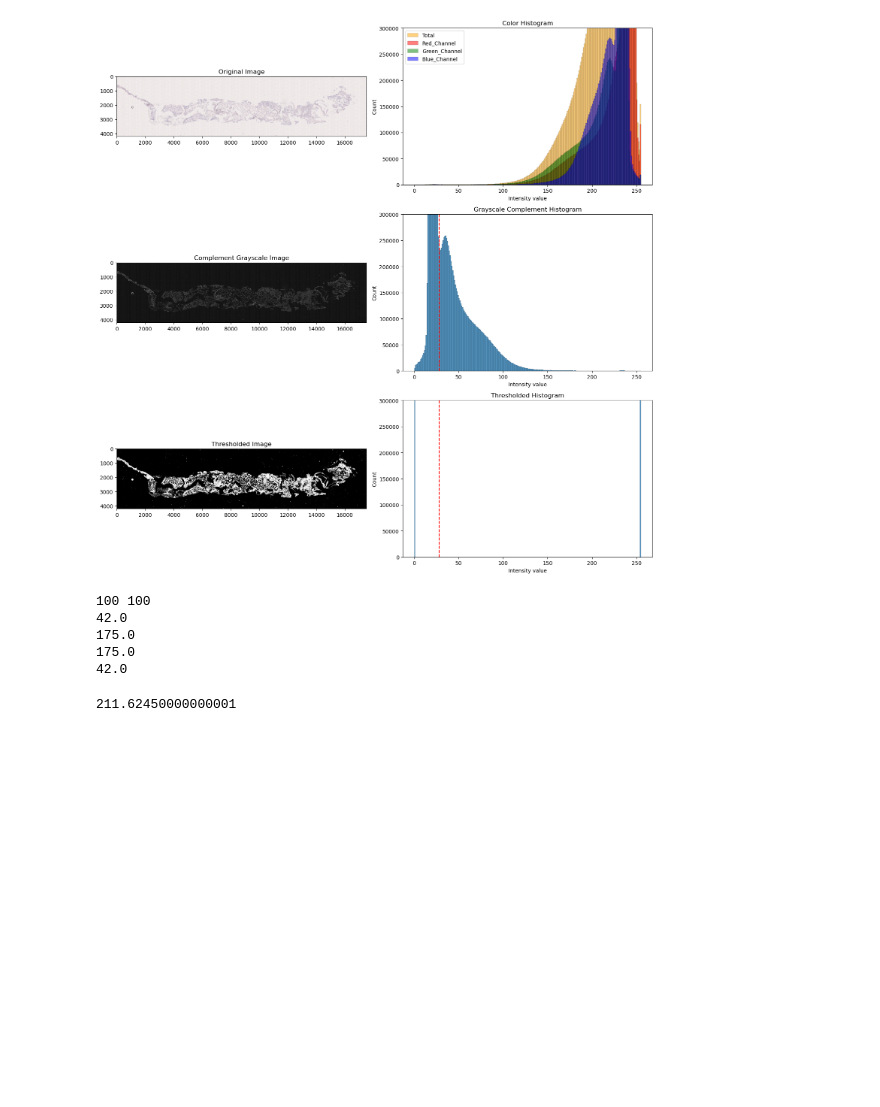
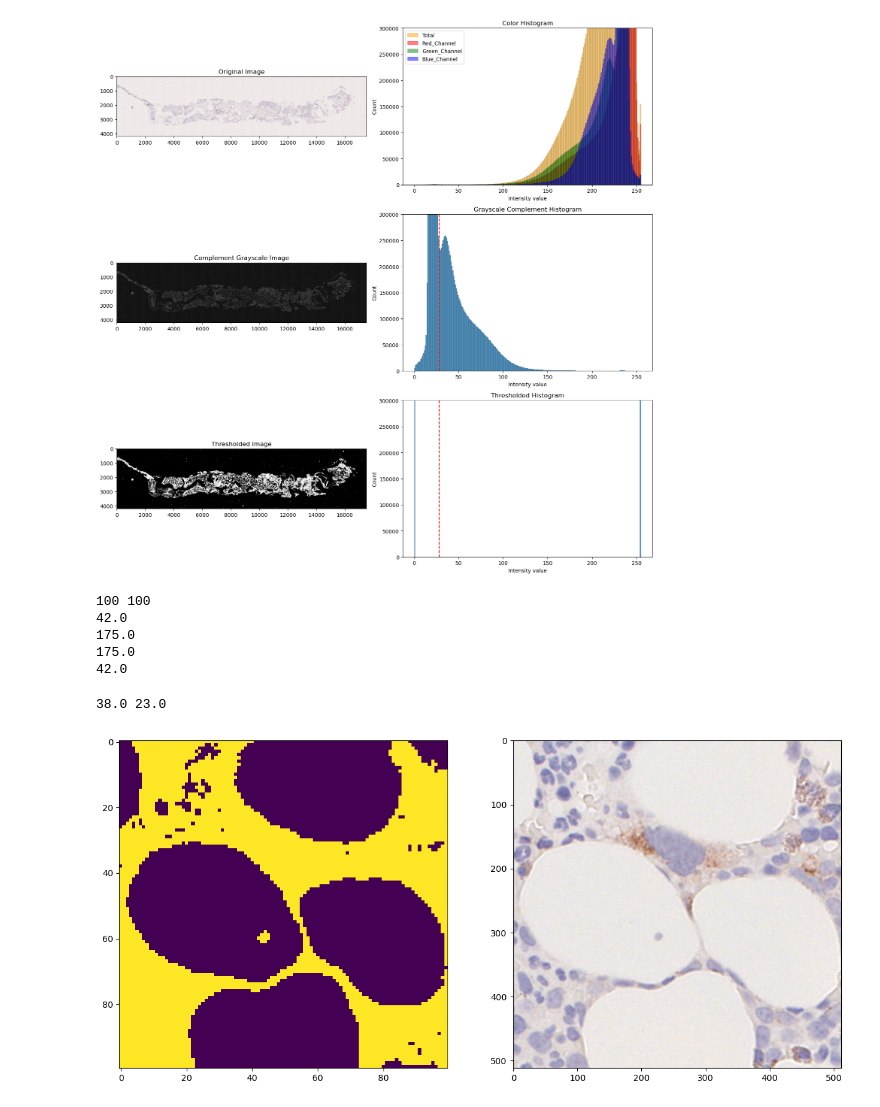
Before and after one commit to EST09/pytorch-CycleGAN-and-pix2pix, a Jupyter notebook: evaluation/08062023_make_tiles.ipynb, the cells around one changed output. Cells and saved outputs as stored; diff of their text form; code cells hidden in the pictures; blank space fills up the shorter version.

Commit message:
mask tiles

```diff
--- a/evaluation/08062023_make_tiles.ipynb
+++ b/evaluation/08062023_make_tiles.ipynb
@@ -142,10 +142,31 @@ print(slide.dimensions[1]/512)
 175.0
 175.0
 42.0
-# %%
-tile_dict[(20,100)].mean()
-# %% [output]
-211.62450000000001
+# %%
+#plot tiles as subplots
+
+fig, axs = plt.subplots(1, 2, figsize=(15,15))
+axs = axs.ravel()
+
+key_list = list(tile_dict.keys())
+
+#print(len(key_list))
+
+#get random integer between 0 and length of key list
+rand_num = np.random.randint(0, len(key_list))
+
+tup = key_list[rand_num]
+
+print(tup[0], tup[1])
+
+axs[0].imshow(tile_dict[tup])
+img = slide.read_region((int(512*tup[0]), int(512*tup[1])), 0, (512,512))
+axs[1].imshow(img)
+
+plt.show()
+# %% [output]
+38.0 23.0
+[figure, added]
 # %%
 #make tiles
 image = "b-ET-CALR-2021-02-19-11-12-00.ndpi"
```
